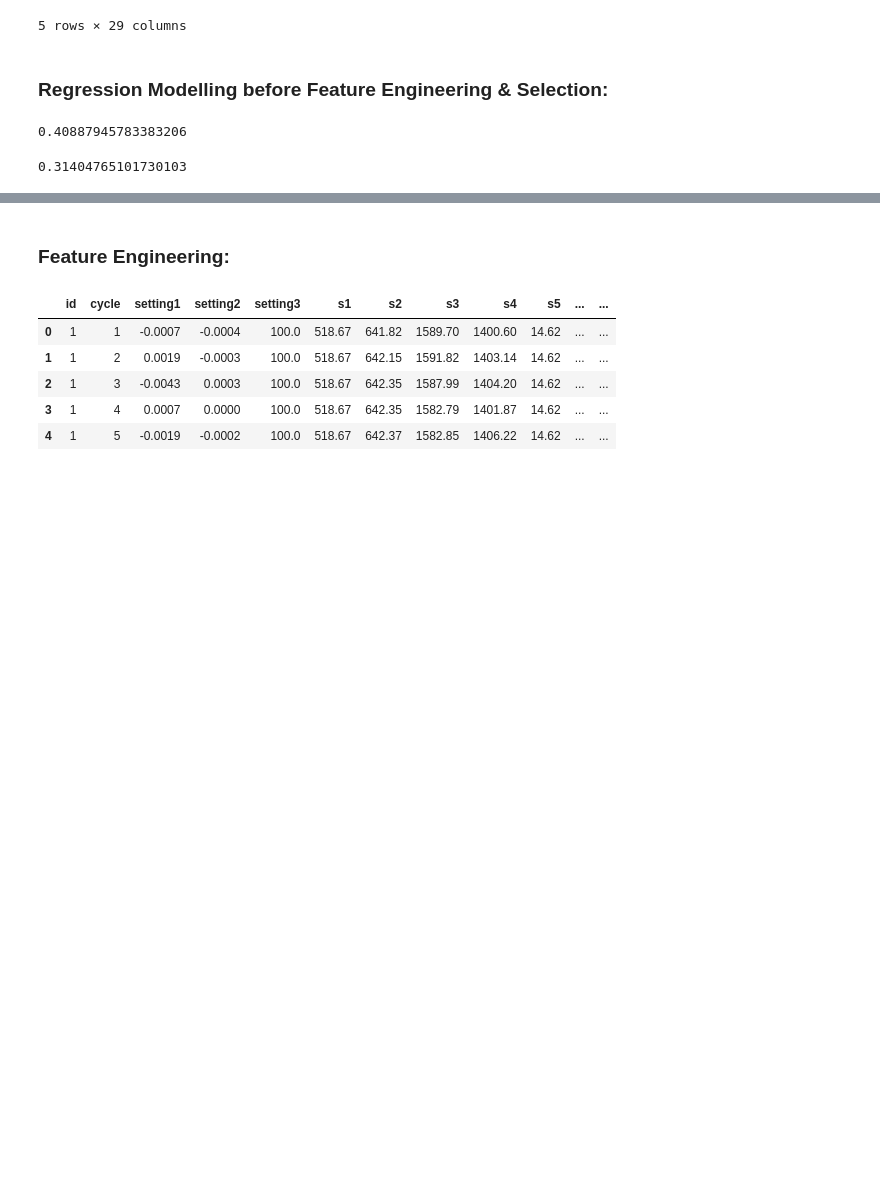
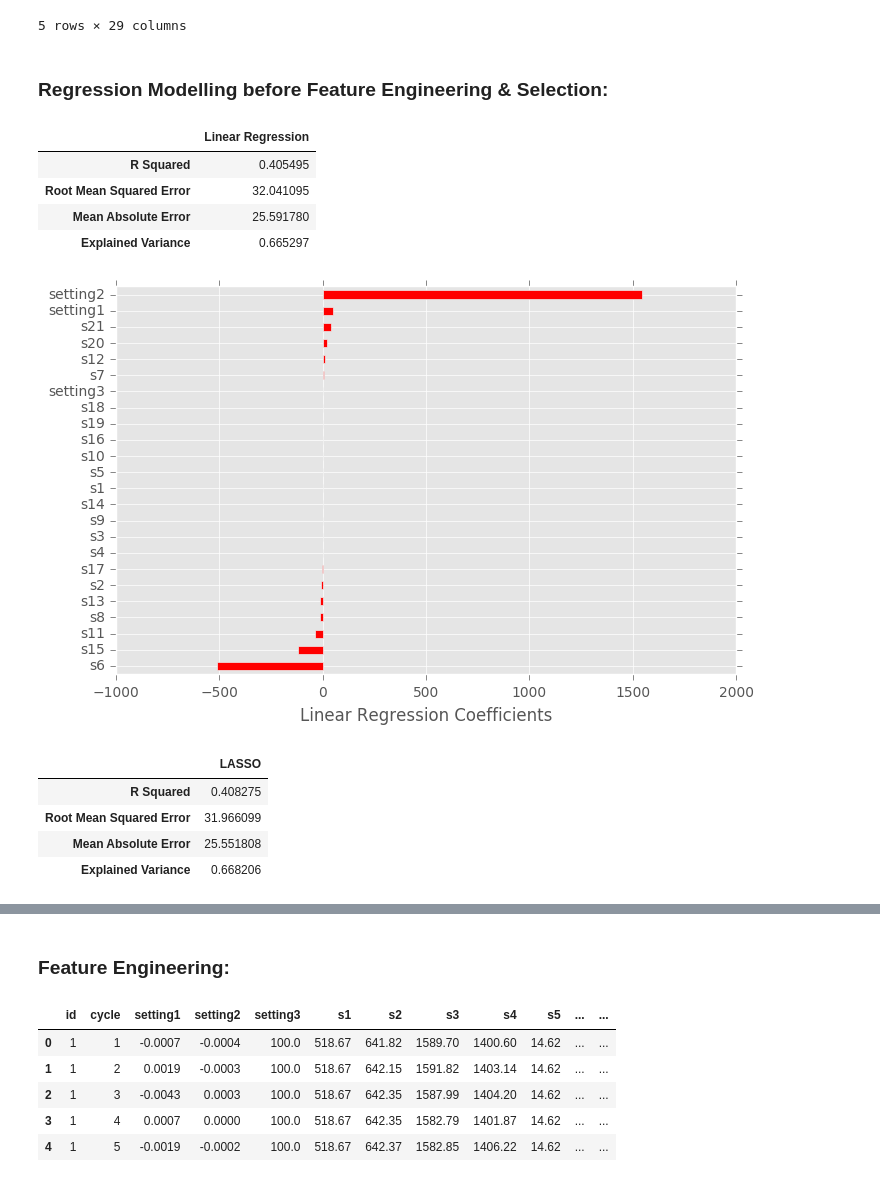
Before and after one commit to Samimust/predictive-maintenance, a Jupyter notebook: Features Engineering and Selection.ipynb, the cells around one changed output, grey strips where cells are left out. Drawn from its saved outputs; the diff is of its cells as text; code cells hidden in the pictures; blank space fills up the shorter version.

Commit message:
added regression model FE and FS

```diff
--- a/Features Engineering and Selection.ipynb
+++ b/Features Engineering and Selection.ipynb
@@ -217,11 +223,12 @@ df_test.head()
 from sklearn import linear_model
 from sklearn.ensemble import RandomForestRegressor
 
+features_orig = ['setting1','setting2','setting3','s1','s2','s3','s4','s5','s6','s7','s8','s9','s10','s11','s12','s13','s14','s15','s16','s17','s18','s19','s20','s21']
 sensor_cols = ['s1','s2','s3','s4','s5','s6','s7','s8','s9','s10','s11','s12','s13','s14','s15','s16','s17','s18','s19','s20','s21']
 
 
-X_train = np.array(df_train[sensor_cols])
-y_train = np.array(df_train['ttf'])
+X_train = df_train[features_orig]
+y_train = df_train['ttf']
 
-X_test = np.array(df_test[sensor_cols])
-y_test = np.array(df_test['ttf'])
+X_test = df_test[features_orig]
+y_test = df_test['ttf']
@@ -228,16 +253,48 @@ y_test = np.array(df_test['ttf'])
+# %%
+def plot_features_weights(model, weights, feature_names, weights_type='c'):
+
+    """
+
+    """
+    (px, py) = (8, 10) if len(weights) > 30 else (8, 5)
+    W = pd.DataFrame({'Weights':weights}, feature_names)
+    W.sort_values(by='Weights', ascending=True).plot(kind='barh', color='r', figsize=(px,py))
+    label = ' Coefficients' if weights_type =='c' else ' Features Importance'
+    plt.xlabel(model + label)
+    plt.gca().legend_ = None
 # %%
 #try linear regression
 
 linreg = linear_model.LinearRegression()
 linreg.fit(X_train, y_train)
-linreg.score(X_test, y_test)
+y_predict = linreg.predict(X_test)
+
+linreg_metrics = get_regression_metrics('Linear Regression', y_test, y_predict)
+linreg_metrics
 # %% [output]
-0.40887945783383206
+|  | Linear Regression |
+| R Squared | 0.405495 |
+| Root Mean Squared Error | 32.041095 |
+| Mean Absolute Error | 25.591780 |
+| Explained Variance | 0.665297 |
+# %%
+plot_features_weights('Linear Regression', linreg.coef_, X_train.columns, 'c')
+# %% [output]
+[figure, added]
 # %%
 #try LASSO
 
-lasso = linear_model.Lasso()
+lasso = linear_model.Lasso(alpha=0.001)
 lasso.fit(X_train, y_train)
-lasso.score(X_test, y_test)
+
+y_predict = lasso.predict(X_test)
+
+lasso_metrics = get_regression_metrics('LASSO', y_test, y_predict)
+
+lasso_metrics
 # %% [output]
-0.31404765101730103
+|  | LASSO |
+| R Squared | 0.408275 |
+| Root Mean Squared Error | 31.966099 |
+| Mean Absolute Error | 25.551808 |
+| Explained Variance | 0.668206 |
```
Also changed, not shown: parts of 43 cells of this notebook.
